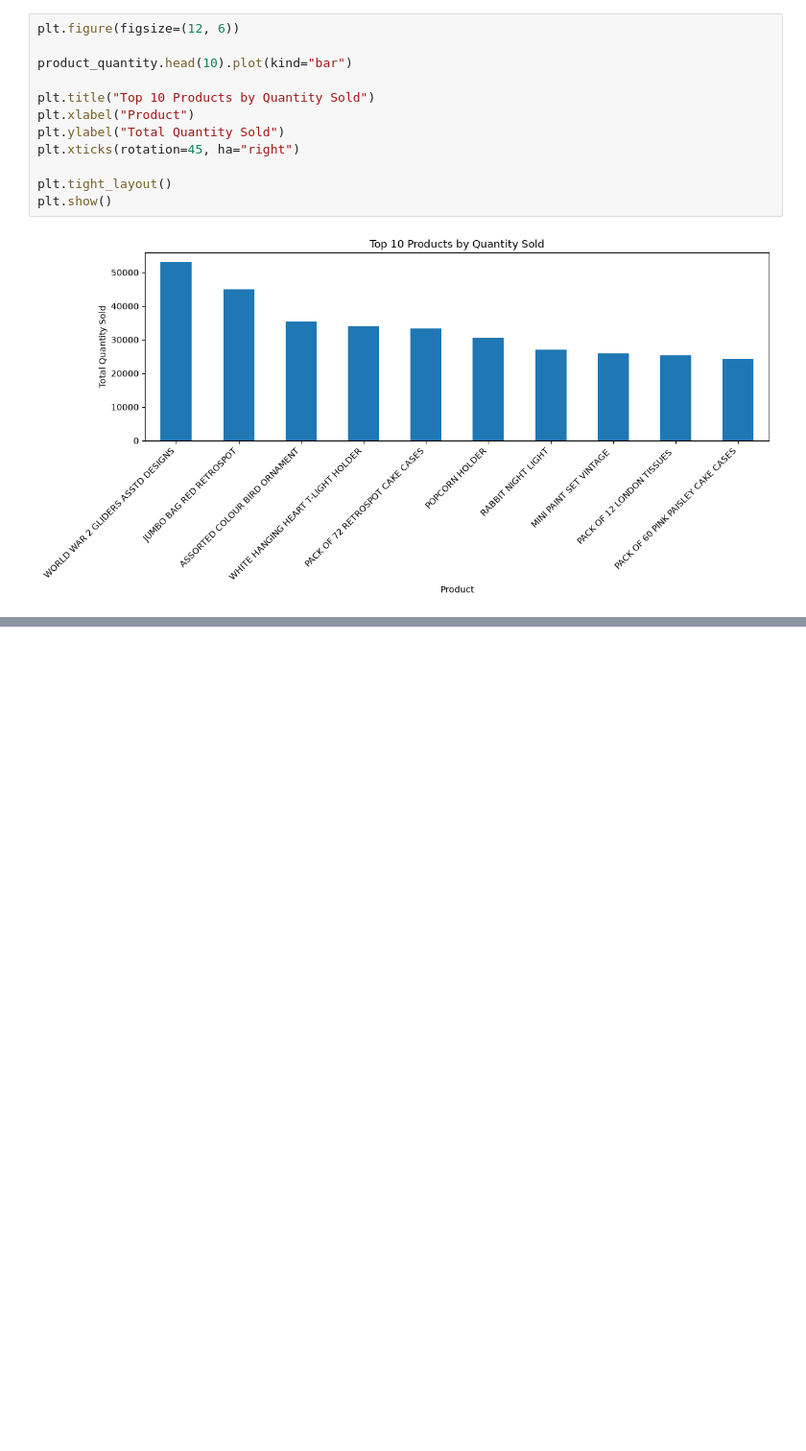
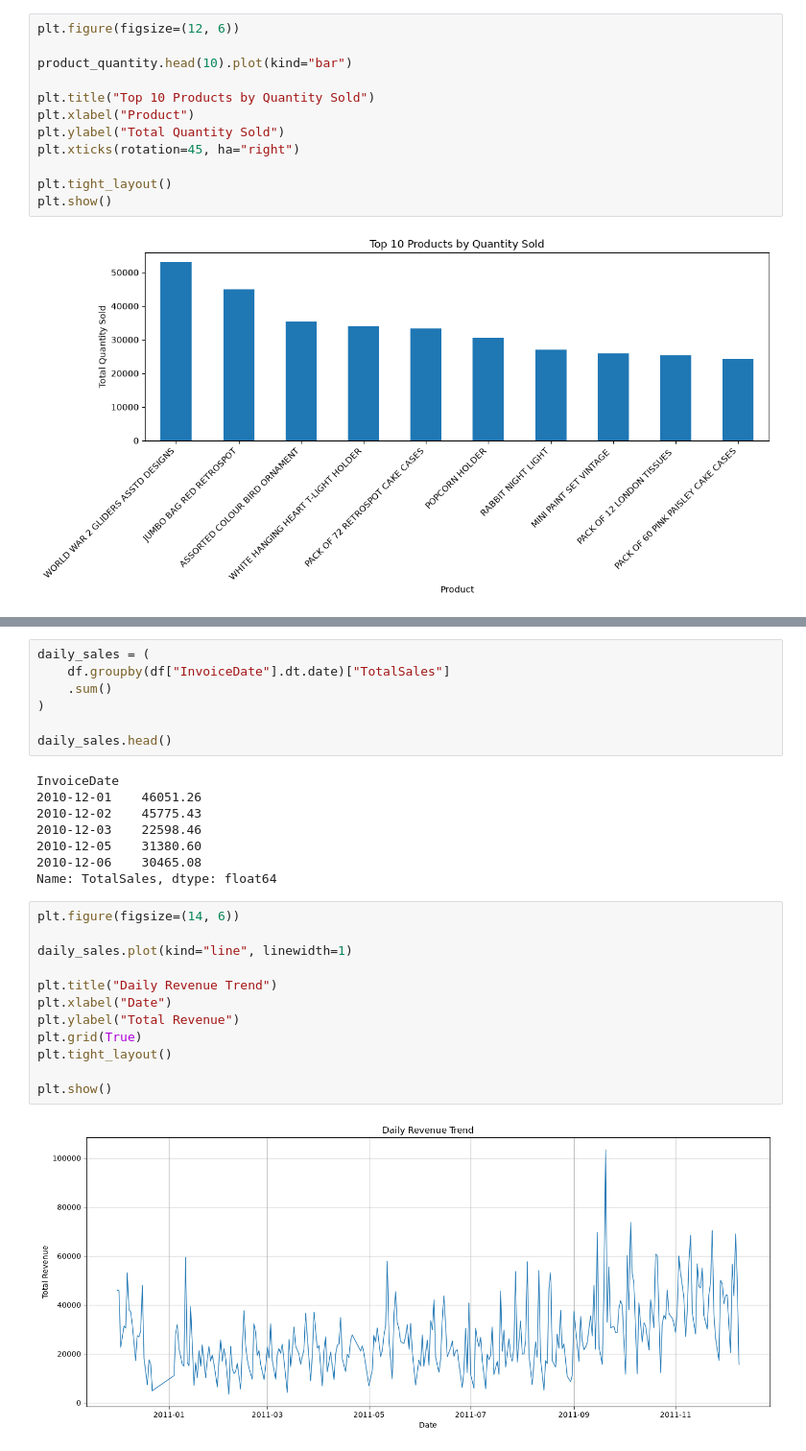
Before and after one commit to Shreyaa712/ecommerce-sales-analysis, a Jupyter notebook: notebooks/05_eda.ipynb, the cells around one changed output, grey strips where cells are left out. Shown at 96% size. Cells and saved outputs as stored; diff of their text form; blank space fills up the shorter version.

```diff
--- a/notebooks/05_eda.ipynb
+++ b/notebooks/05_eda.ipynb
@@ -89,0 +132,29 @@ plt.show()
+# %%
+daily_sales = (
+    df.groupby(df["InvoiceDate"].dt.date)["TotalSales"]
+    .sum()
+)
+
+daily_sales.head()
+# %% [output]
+InvoiceDate
+2010-12-01    46051.26
+2010-12-02    45775.43
+2010-12-03    22598.46
+2010-12-05    31380.60
+2010-12-06    30465.08
+Name: TotalSales, dtype: float64
+# %%
+plt.figure(figsize=(14, 6))
+
+daily_sales.plot(kind="line", linewidth=1)
+
+plt.title("Daily Revenue Trend")
+plt.xlabel("Date")
+plt.ylabel("Total Revenue")
+plt.grid(True)
+plt.tight_layout()
+
+plt.show()
+# %% [output]
+[figure, added]
```
Also changed, not shown: parts of 25 cells of this notebook, 1 other file.
